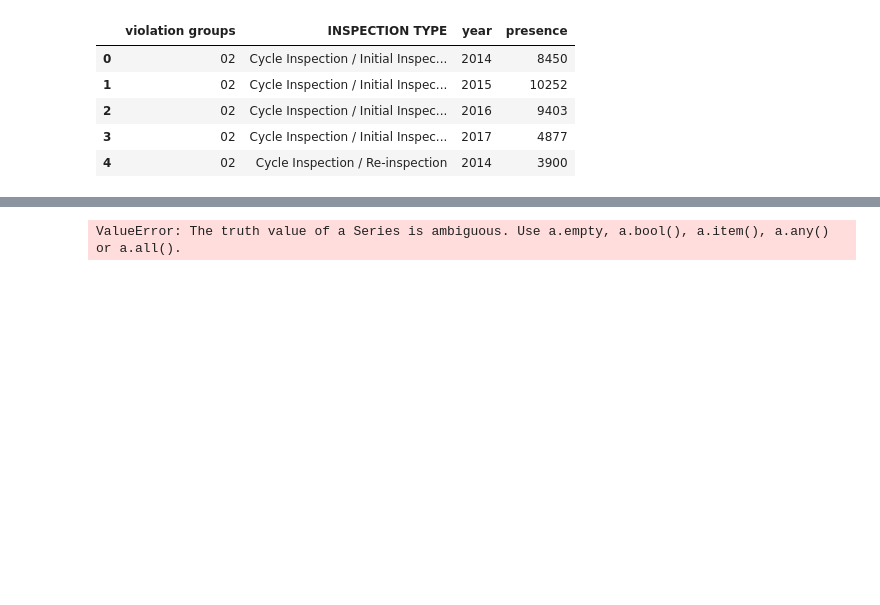
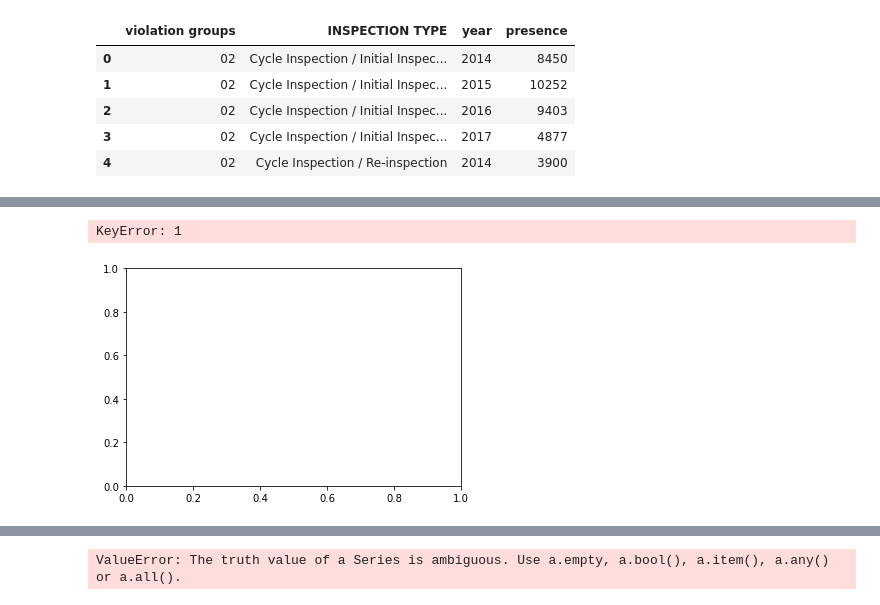
Before and after one commit to chenHub00/restaurant_inspections, a Jupyter notebook: CycleInspections-Exploration.ipynb, the cells around one changed output, grey strips where cells are left out. Drawn from its saved outputs; the diff is of its cells as text; code cells hidden in the pictures; blank space fills up the shorter version.

```diff
--- a/CycleInspections-Exploration.ipynb
+++ b/CycleInspections-Exploration.ipynb
@@ -65,0 +81,14 @@ viol_present_table.head()
+# %%
+#plt.bar(pd.to_numeric(viol_present_table['violation groups'][viol_present_table['year']==2014]).astype(np.int64),viol_present_table['presence'][viol_present_table['year']==2014])
+# for each year
+# plot side by side the inspection type
+# violation group bars
+#viol_present_table['violation groups'][viol_present_table['year'] == 2014]
+cii_2014 = viol_present_table[(viol_present_table['year'] == 2014) & (viol_present_table['INSPECTION TYPE'] == 'Cycle Inspection / Initial Inspection')]
+#plt.bar(pd.to_numeric(viol_present_table['violation groups']).astype(np.int64),viol_present_table['presence'])
+#plt.bar(pd.to_numeric(cii_2014['violation groups']).astype(np.int64),cii_2014['presence'])
+plt.bar(pd.to_numeric(cii_2014['violation groups']).astype(np.int64),cii_2014['presence'])
+#cii_2014
+# %% [output]
+KeyError: 1
+[figure, added]
```
Also changed, not shown: parts of 11 cells of this notebook.
